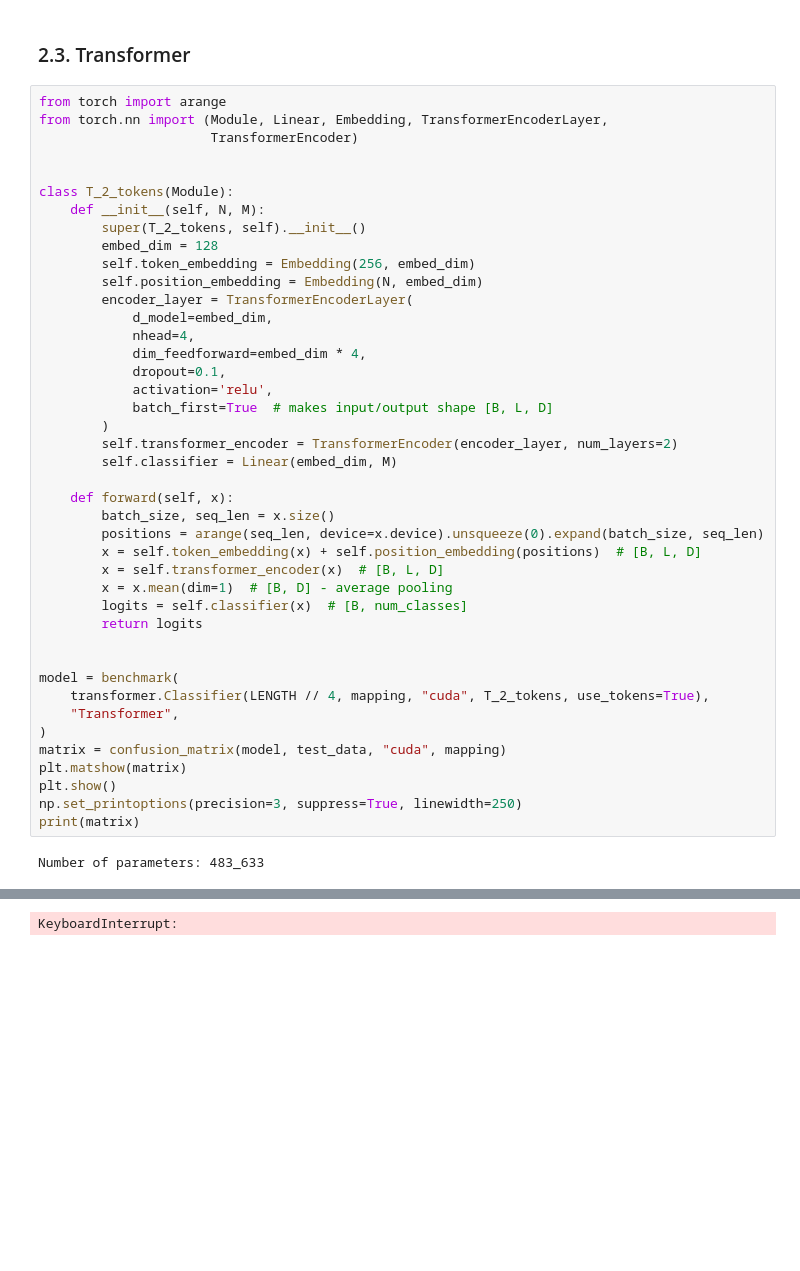
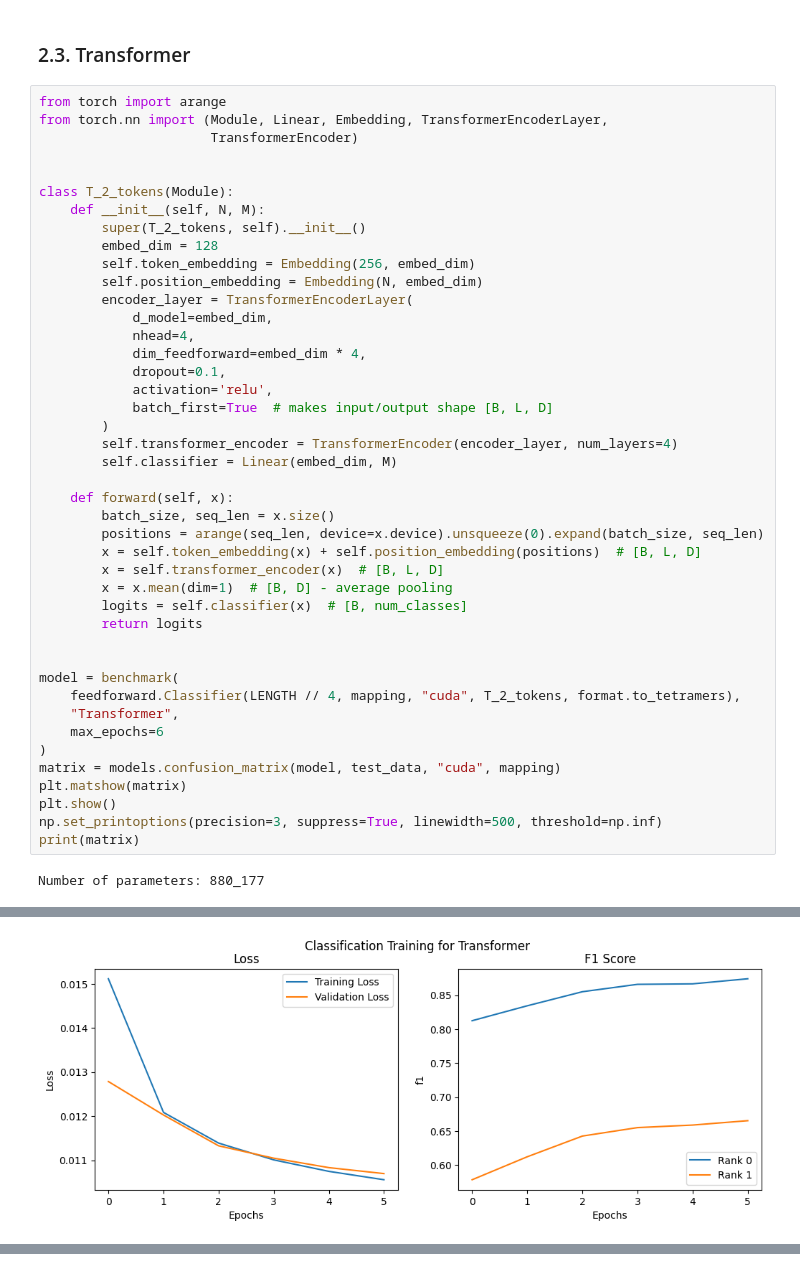
Before and after one commit to Vincent-Therrien/stelaro, a Jupyter notebook: demonstrations/data_processing.ipynb, the cells around one changed output, grey strips where cells are left out. Cells and saved outputs as stored; diff of their text form; blank space fills up the shorter version.

```diff
--- a/demonstrations/data_processing.ipynb
+++ b/demonstrations/data_processing.ipynb
@@ -520,7 +543,7 @@ class T_2_tokens(Module):
             activation='relu',
             batch_first=True  # makes input/output shape [B, L, D]
         )
-        self.transformer_encoder = TransformerEncoder(encoder_layer, num_layers=2)
+        self.transformer_encoder = TransformerEncoder(encoder_layer, num_layers=4)
         self.classifier = Linear(embed_dim, M)
 
     def forward(self, x):
@@ -534,13 +557,14 @@ class T_2_tokens(Module):
 
 
 model = benchmark(
-    transformer.Classifier(LENGTH // 4, mapping, "cuda", T_2_tokens, use_tokens=True),
+    feedforward.Classifier(LENGTH // 4, mapping, "cuda", T_2_tokens, format.to_tetramers),
     "Transformer",
+    max_epochs=6
 )
-matrix = confusion_matrix(model, test_data, "cuda", mapping)
+matrix = models.confusion_matrix(model, test_data, "cuda", mapping)
 plt.matshow(matrix)
 plt.show()
-np.set_printoptions(precision=3, suppress=True, linewidth=250)
+np.set_printoptions(precision=3, suppress=True, linewidth=500, threshold=np.inf)
 print(matrix)
 # %% [output]
-Number of parameters: 483_633
+Number of parameters: 880_177
@@ -552,0 +578 @@ Number of parameters: 483_633
+[figure, added]
@@ -559 +597,0 @@ Number of parameters: 483_633
-KeyboardInterrupt:
```
Also changed, not shown: parts of 8 cells of this notebook, 2 other files.
